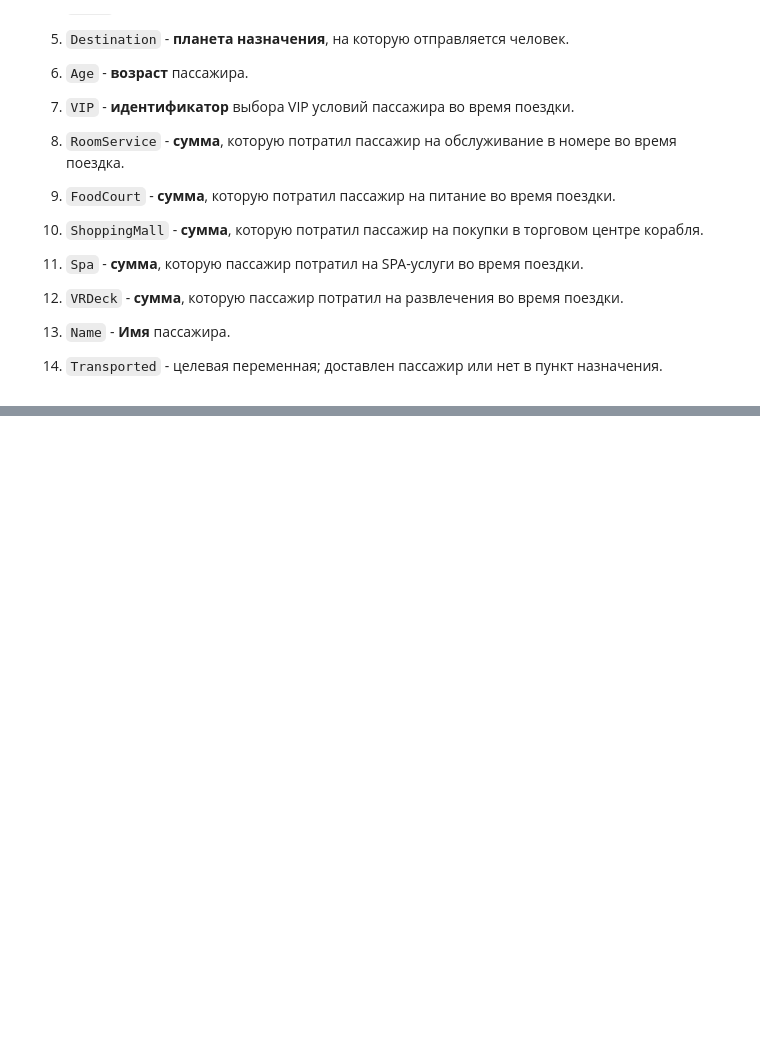
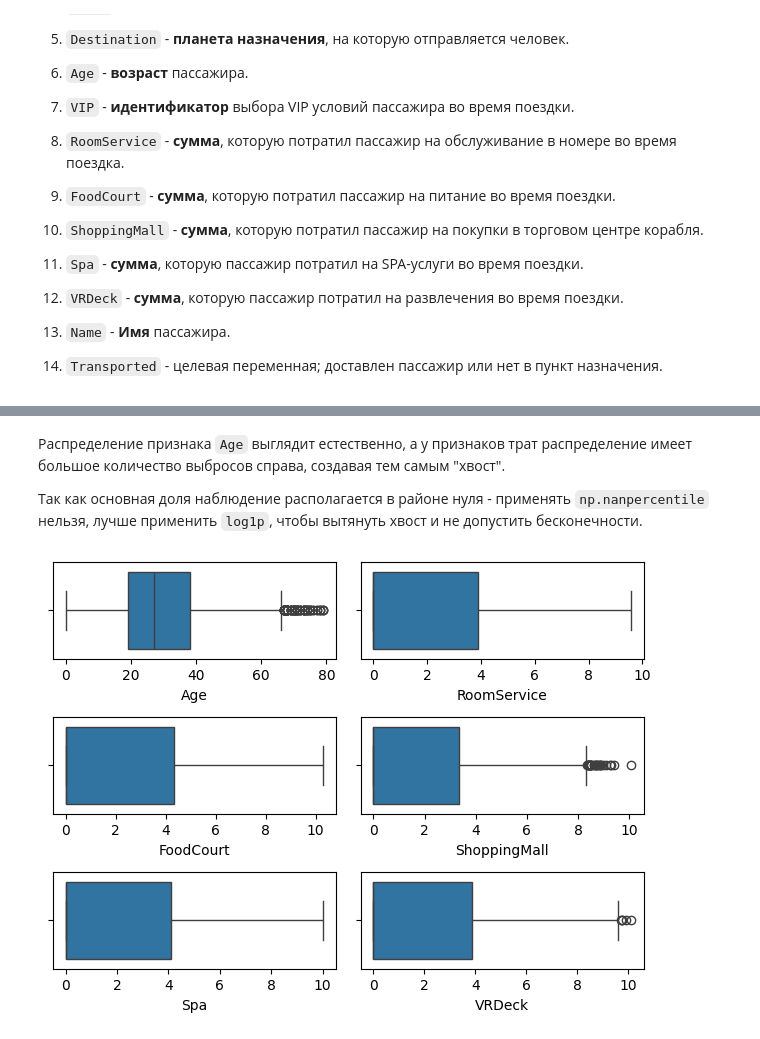
Before and after one commit to MoyMarMois/Spaceship-Titanic, a Jupyter notebook: Spaceship.ipynb, the cells around one changed output, grey strips where cells are left out. Drawn from its saved outputs; the diff is of its cells as text; code cells hidden in the pictures; blank space fills up the shorter version.

```diff
--- a/Spaceship.ipynb
+++ b/Spaceship.ipynb
@@ -62,0 +131,21 @@ df_test_feat.head()
+# %% [markdown]
+Распределение признака `Age` выглядит естественно, а у признаков трат распределение имеет большое количество выбросов справа, создавая тем самым "хвост".
+
+Так как основная доля наблюдение располагается в районе нуля - применять `np.nanpercentile` нельзя, лучше применить `log1p`, чтобы вытянуть хвост и не допустить бесконечности.
+# %%
+features = ["RoomService", "FoodCourt", "ShoppingMall", "Spa", "VRDeck"]
+
+for col in features:
+    df_train[col] = np.log1p(df_train[col])
+    df_test[col] = np.log1p(df_test[col])
+# %%
+fig, axis = plt.subplots(3, 2)
+sns.boxplot(data=df_train, x="Age", ax=axis[0][0])
+sns.boxplot(data=df_train, x="RoomService", ax=axis[0][1])
+sns.boxplot(data=df_train, x="FoodCourt", ax=axis[1][0])
+sns.boxplot(data=df_train, x="ShoppingMall", ax=axis[1][1])
+sns.boxplot(data=df_train, x="Spa", ax=axis[2][0])
+sns.boxplot(data=df_train, x="VRDeck", ax=axis[2][1])
+plt.tight_layout()
+# %% [output]
+[figure, added]
```
Also changed, not shown: parts of 13 cells of this notebook.
